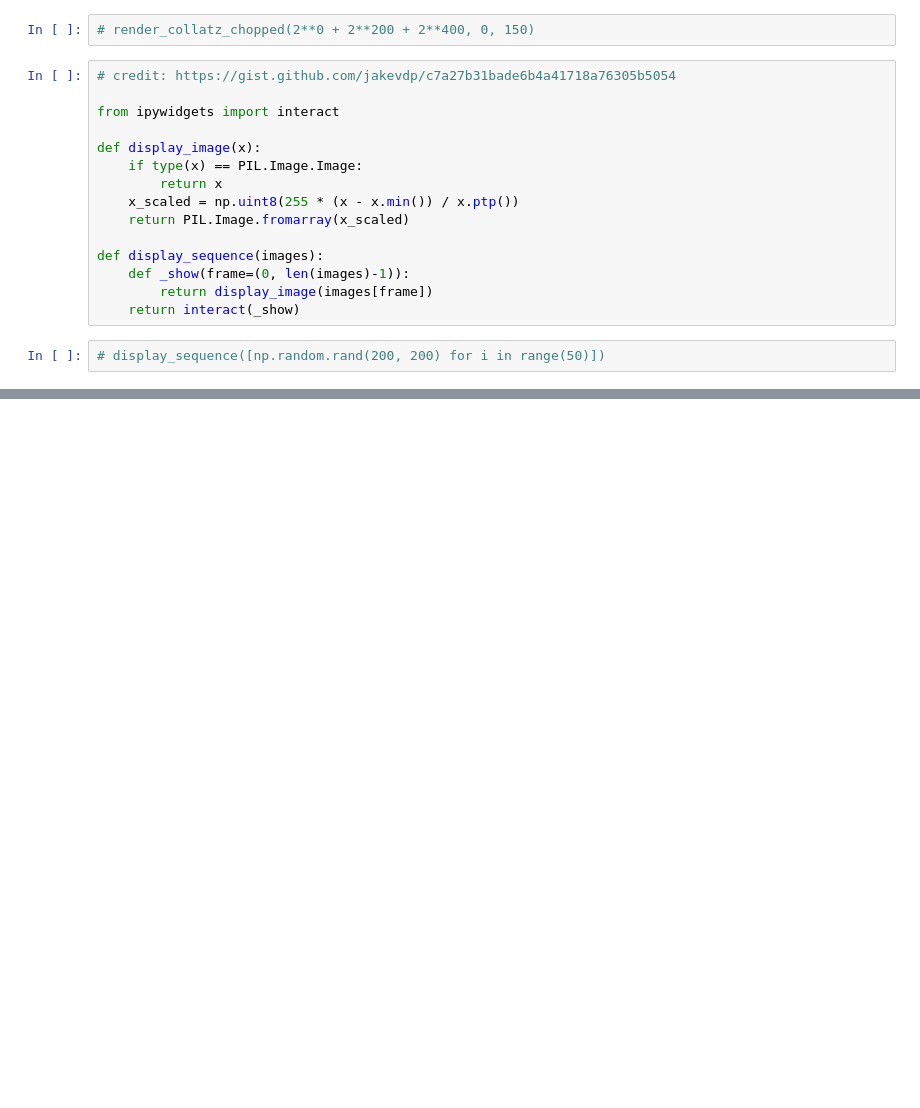
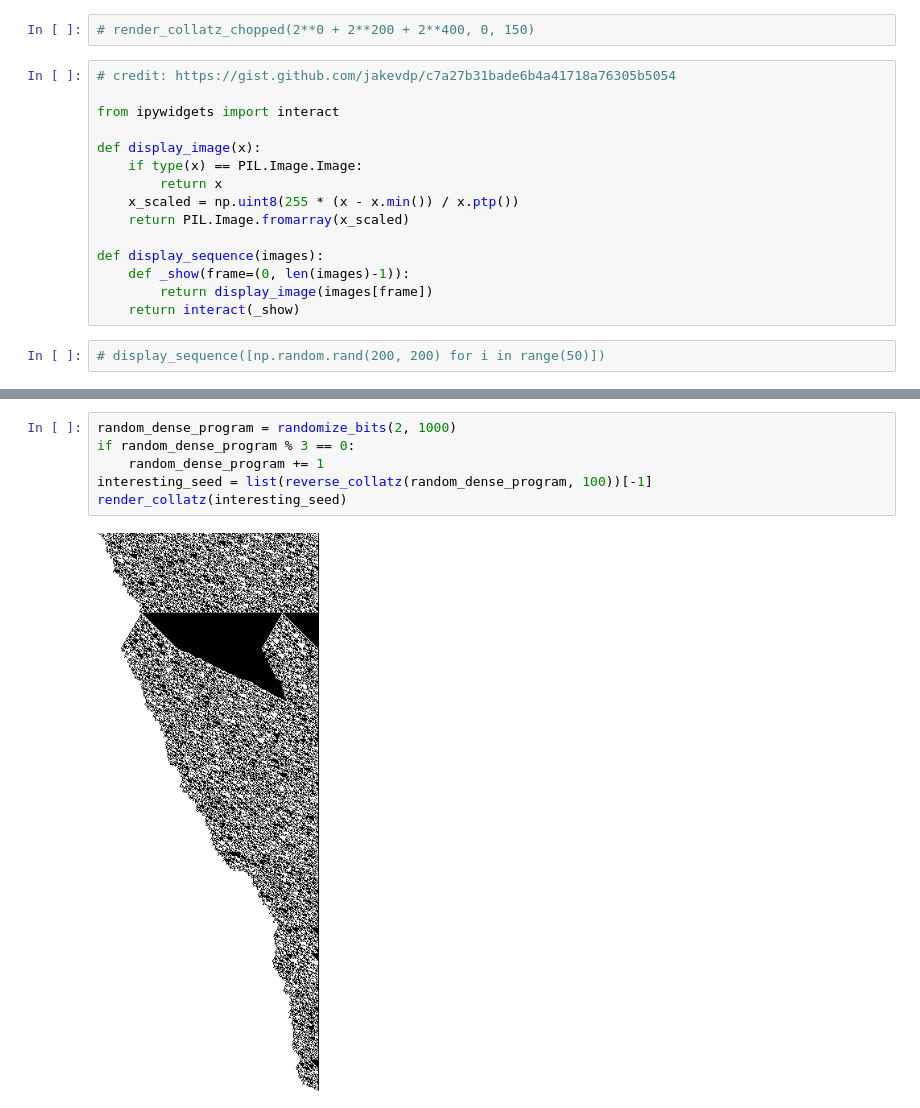
Before and after one commit to shariq/collatz, a Jupyter notebook: collatz.ipynb, the cells around one changed output, grey strips where cells are left out. Drawn from its saved outputs; the diff is of its cells as text; blank space fills up the shorter version.

```diff
--- a/collatz.ipynb
+++ b/collatz.ipynb
@@ -86,0 +498,8 @@ display_sequence(sequence)
+# %%
+random_dense_program = randomize_bits(2, 1000)
+if random_dense_program % 3 == 0:
+    random_dense_program += 1
+interesting_seed = list(reverse_collatz(random_dense_program, 100))[-1]
+render_collatz(interesting_seed)
+# %% [output]
+[figure, added]
```
Also changed, not shown: parts of 42 cells of this notebook.
